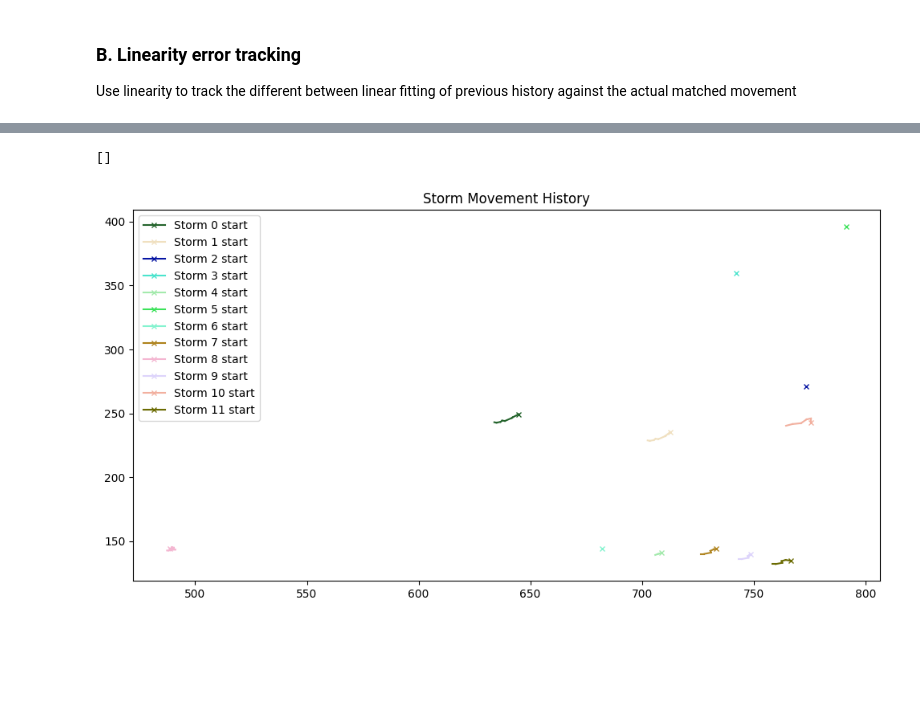
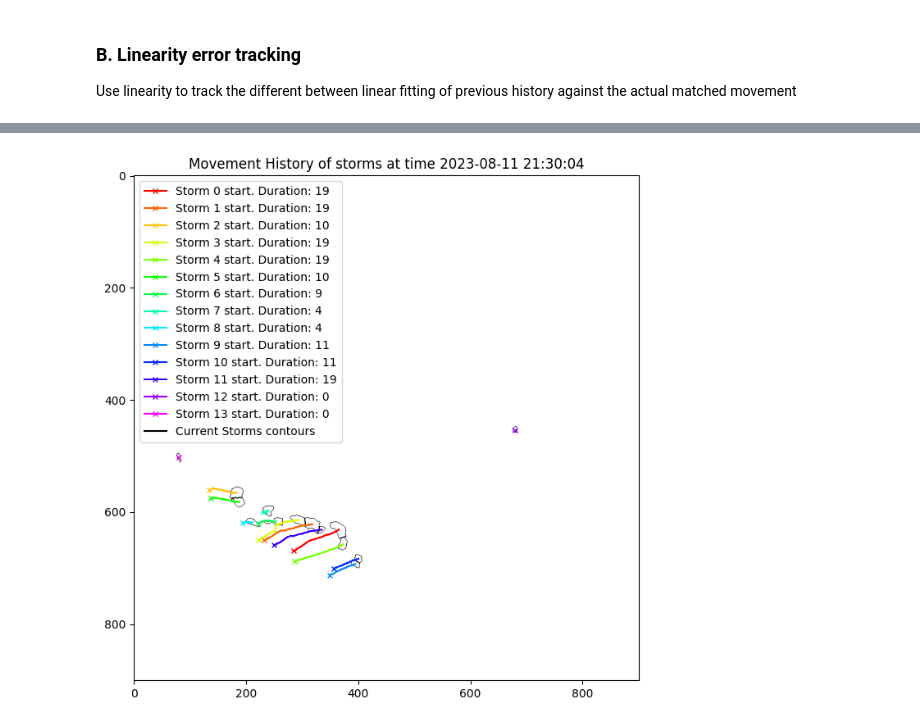
Before and after one commit to quochieu586/Thunderstorm-Nowcasting-Geometry-Topology-Approach, a Jupyter notebook: experimental_notebooks/our_implementation.ipynb, the cells around one changed output, grey strips where cells are left out. Drawn from its saved outputs; the diff is of its cells as text; code cells hidden in the pictures; blank space fills up the shorter version.

Commit message:
feat: implement OUR to framework

```diff
--- a/experimental_notebooks/our_implementation.ipynb
+++ b/experimental_notebooks/our_implementation.ipynb
@@ -95,6 +105,7 @@ class PredictionBenchmarkModel:
 # Create benchmark model
 benchmark_model = PredictionBenchmarkModel()
 PREDICT_FORWARD_STEPS = 3                           # 1 hour ahead
+SLOW_START_STEPS = 10
 
 for t in tqdm(range(PREDICT_FORWARD_STEPS, len(storms_maps)), desc="Evaluating benchmark model"):
     actual_storms_map = storms_maps[t]
@@ -113,16 +124,22 @@ Benchmark Model evaluation results:
 # %% [markdown]
 ## Testing model tracking
 # %%
-model = OursPrecipitationModel(identifier=HypothesisIdentifier(), max_velocity=50)  # max_velocity in pixels per hour
+max_velocity = 100
+weights = (0.5, 0.5)        # weights for (spatial distance, shape vector difference)
+
+model = OursPrecipitationModel(identifier=HypothesisIdentifier(), max_velocity=max_velocity, weights=weights)  # max_velocity in pixels per hour
+temp_storm_map = storms_maps
 
 ours_model_evaluation = PredictionBenchmarkModel()
 predicted_maps = []
 
-model.processing_map(storms_maps[0])  # Initialize model with the first map
+for i in range(SLOW_START_STEPS):
+    model.processing_map(temp_storm_map[i])  # Warm-up phase
 
-for curr_map, future_map in tqdm(list(zip(storms_maps[1:], storms_maps[PREDICT_FORWARD_STEPS:])), desc="Predicting precipitation maps"):
+for curr_map, future_map in tqdm(list(zip(temp_storm_map[SLOW_START_STEPS:], temp_storm_map[PREDICT_FORWARD_STEPS + SLOW_START_STEPS:])), desc="Predicting precipitation maps"):
     # Predict map using current data
-    predicted_map = model.prediction(360 * PREDICT_FORWARD_STEPS)
+    dt_seconds = (future_map.time_frame - model.storms_maps[-1].time_frame).total_seconds()
+    predicted_map = model.forecast(dt_seconds)
     ours_model_evaluation.evaluate_predict(future_map, predicted_map)
 
     # Update new map into knowledge
@@ -210,20 +251,50 @@ RMSE of linear fitting errors: 1.1850. Total length: 45
 # %%
-plt.figure(figsize=(12, 6))
+from src.preprocessing import convert_polygons_to_contours
 
-for idx, storm in enumerate(storms_maps[-3].storms):
+num_maps = len(storms_maps)
+MAX_VELOCITY = 100              # pixels per hour
+
+model = OursPrecipitationModel(identifier=HypothesisIdentifier(), max_velocity=MAX_VELOCITY)  # max_velocity in pixels per hour
+
+for i in tqdm(range(num_maps), desc="Processing all storm maps for movement history visualization"):
+    model.processing_map(storms_maps[i])  # Warm-up phase
+
+plt.figure(figsize=(8, 8))
+blank_img = np.ones(shape=(img_shape[0], img_shape[1], 3), dtype=np.uint8) * 255
+
+current_map = storms_maps[-1]
+print(f"----  CURRENT MAP at time {current_map.time_frame.strftime('%Y-%m-%d %H:%M:%S')}  ----")
+
+colors = spectral_colors(len(current_map.storms))
+
+for idx, storm in enumerate(current_map.storms):
     print(f"Storm {idx}: Number of movement history records: {len(storm.history_movements)}")
+    current_frame = current_map.time_frame
 
-    color = np.random.rand(3,)
+    color = np.array(colors[idx]) / 255.0
     end_point = (storm.contour.centroid.x, storm.contour.centroid.y)
 
-    for movement in storm.history_movements:
-        start = end_point[0] - movement[0], end_point[1] - movement[1]
+    # backtrack the movement history
+    for move_idx, movement in enumerate(storm.history_movements):
+        prev_frame = storms_maps[-(move_idx + 2)].time_frame
+        dt = (current_frame - prev_frame).seconds / 3600
+        current_frame = prev_frame
+
+        dy, dx = movement[0] * dt, movement[1] * dt
+
+        start = end_point[0] - dx, end_point[1] - dy
         plt.plot([start[0], end_point[0]], [start[1], end_point[1]], color=color)
         end_point = start
 
-    plt.plot(end_point[0], end_point[1], marker='x', color=color, markersize=5, label=f'Storm {idx} start')
+    plt.plot(end_point[0], end_point[1], marker='x', color=color, markersize=5, label=f'Storm {idx} start. Duration: {len(storm.history_movements)}')
 
+contours = convert_polygons_to_contours([storm.contour for storm in current_map.storms])
+cv2.drawContours(blank_img, contours, -1, (0, 0, 0), 1)
+plt.plot([], [], color='black', label='Current Storms contours')
+plt.title(f"Movement History of storms at time {current_map.time_frame.strftime('%Y-%m-%d %H:%M:%S')}")
+
+plt.imshow(blank_img)
 plt.legend()
-plt.title("Storm Movement History")
-plt.plot()
+
+plt.show()
 # %% [output]
@@ -242,2 +316 @@ Storm 11: Number of movement history records: 5
-[]
-[figure, old version]
+[figure, new version]
```
Also changed, not shown: parts of 9 cells of this notebook, 9 other files.
